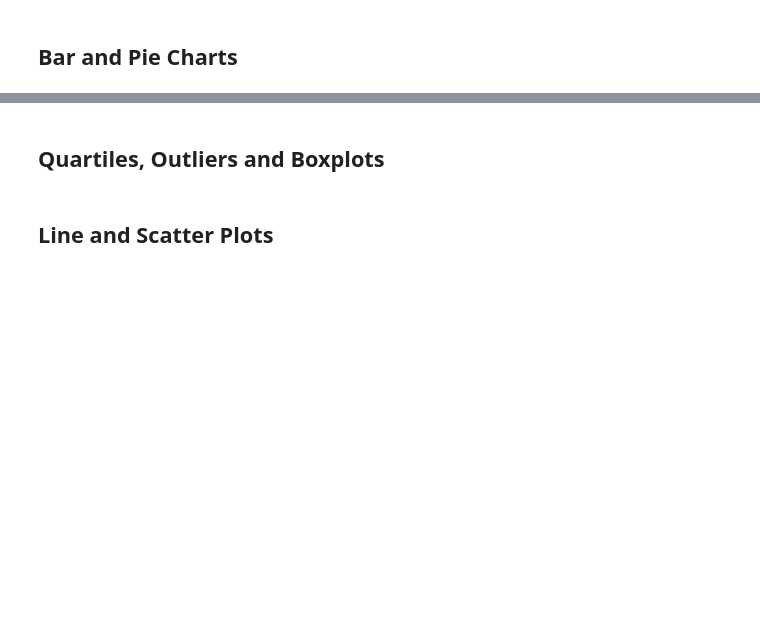
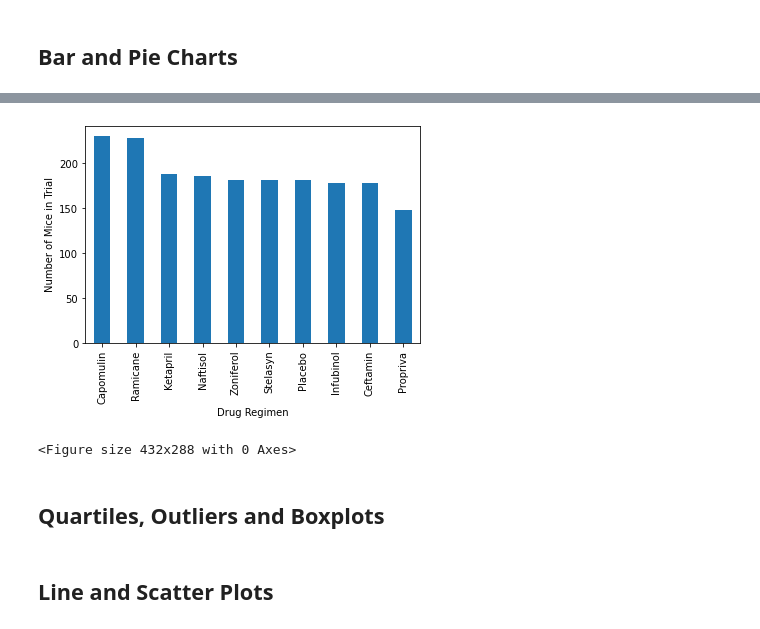
Before and after one commit to kjallen24/PowerofPlots, a Jupyter notebook: Pymaceuticals/pymaceuticals_analysis.ipynb, the cells around one changed output, grey strips where cells are left out. Saved outputs shown, nothing was run; the diff lists cells and outputs as text; code cells hidden in the pictures; blank space fills up the shorter version.

```diff
--- a/Pymaceuticals/pymaceuticals_analysis.ipynb
+++ b/Pymaceuticals/pymaceuticals_analysis.ipynb
@@ -220,3 +220,6 @@ summary_sngl
 | 0 | 249 | 10 | [Male, Female] | 12.76 | 25.66 | 45 | 50.435293 | ... |
 # %% [markdown]
 ## Bar and Pie Charts
+# %%
+total_mice = mouse_study_complete["Drug Regimen"].value_counts()
+total_mice
@@ -223,2 +252,11 @@ summary_sngl
 # %%
-# Generate a bar plot showing the total number of unique mice tested on each drug regimen using pandas.
+# Generate a bar plot showing the total number of unique mice tested on each drug regimen using pyplot.
+ttlmice_chart = total_mice.plot(kind='bar')
+ttlmice_chart.set_xlabel("Drug Regimen")
+ttlmice_chart.set_ylabel("Number of Mice in Trial")
+
+plt.show()
+plt.tight_layout()
+# %% [output]
+[figure, added]
+<Figure size 432x288 with 0 Axes>
```
Also changed, not shown: parts of 3 cells of this notebook.
